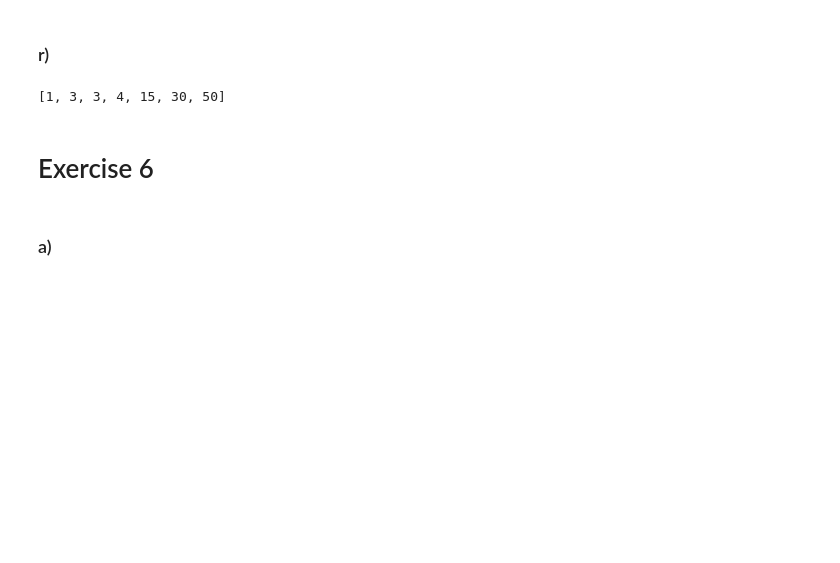
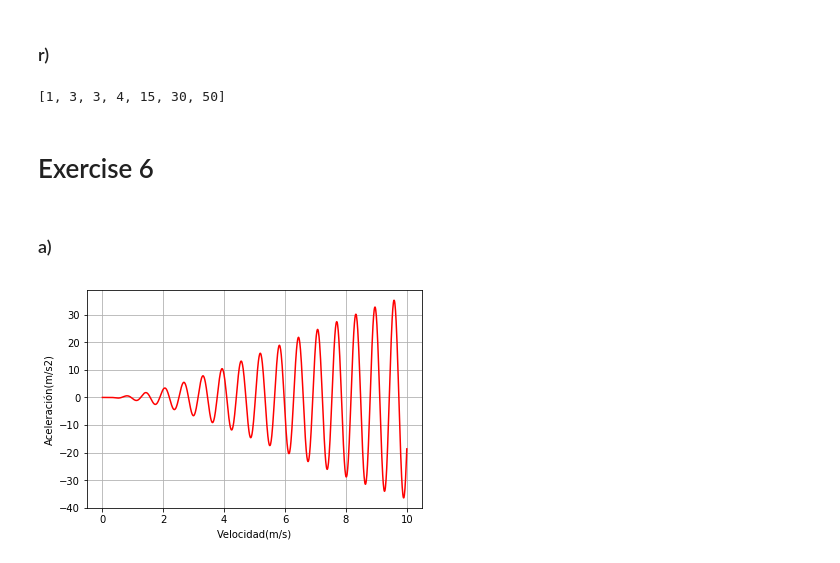
Before and after one commit to jqnoc/scientific-python, a Jupyter notebook: exercises.ipynb, the cells around one changed output. Cells and saved outputs as stored; diff of their text form; code cells hidden in the pictures; blank space fills up the shorter version.

```diff
--- a/exercises.ipynb
+++ b/exercises.ipynb
@@ -326,3 +326,16 @@ l
 # Exercise 6
 # %% [markdown]
 ### a)
+# %%
+import matplotlib.pyplot as plt
+import numpy as np
+x = np.linspace (0, 10, 1000)
+y = (x ** 2) * (np.exp(-x / 10)) * (np.sin(10*x))
+plt.figure()
+plt.plot(x, y, 'r')
+plt.xlabel('Velocidad(m/s)')
+plt.ylabel('Aceleración(m/s2)')
+plt.grid()
+plt.show()
+# %% [output]
+[figure, added]
```
Also changed, not shown: parts of 17 cells of this notebook, 2 other files.
